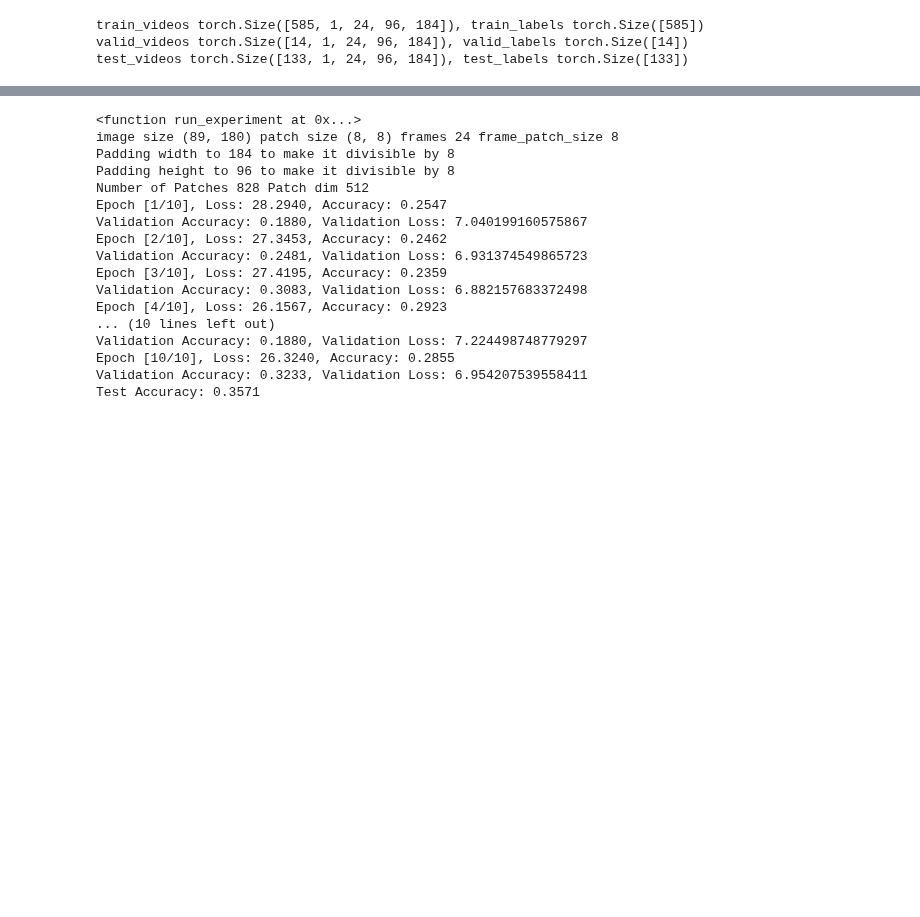
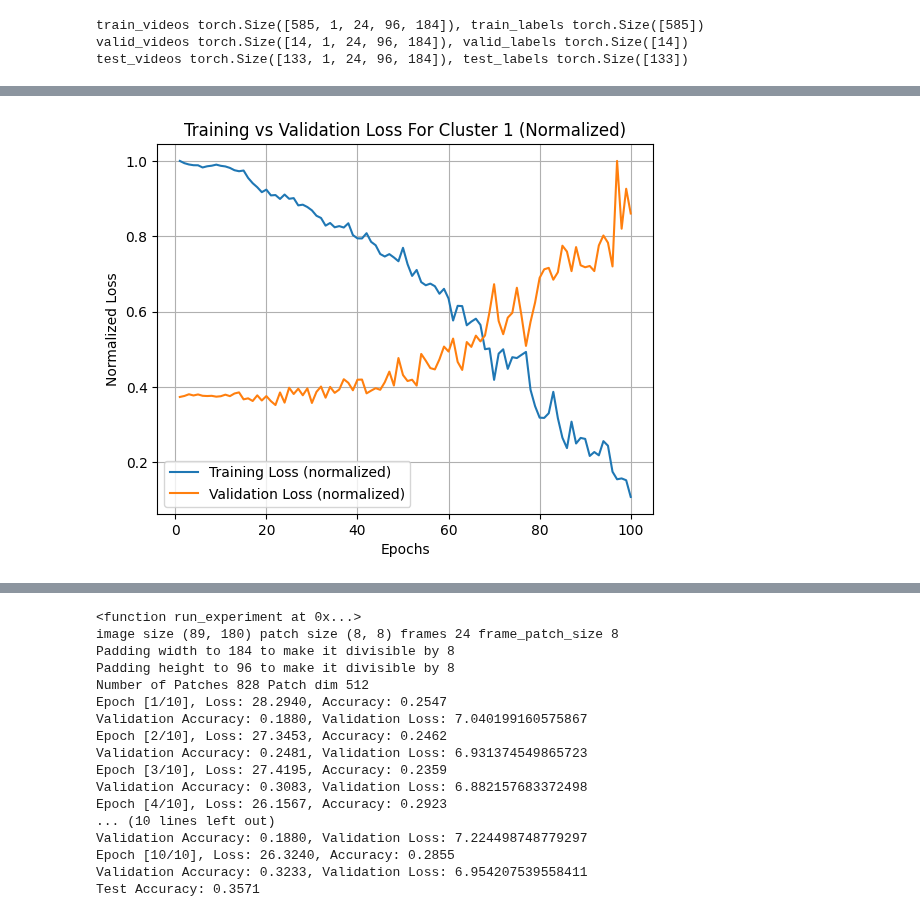
Before and after one commit to hwalters361/ML_rain_prediction, a Jupyter notebook: vivit_test.ipynb, the cells around one changed output, grey strips where cells are left out. Saved outputs shown, nothing was run; the diff lists cells and outputs as text; code cells hidden in the pictures; blank space fills up the shorter version.

```diff
--- a/vivit_test.ipynb
+++ b/vivit_test.ipynb
@@ -132,0 +133,18 @@ Test Accuracy: 0.3571
+# %%
+import matplotlib.pyplot as plt
+epochs = range(1, len(history.training_loss) + 1)
+
+train_loss_norm = np.array(history.training_loss) / max(history.training_loss)
+valid_loss_norm = np.array(history.validation_loss) / max(history.validation_loss)
+
+plt.plot(epochs, train_loss_norm, label="Training Loss (normalized)")
+plt.plot(epochs, valid_loss_norm, label="Validation Loss (normalized)")
+
+plt.xlabel("Epochs")
+plt.ylabel("Normalized Loss")
+plt.title("Training vs Validation Loss For Cluster 1 (Normalized)")
+plt.legend()
+plt.grid(True)
+plt.show()
+# %% [output]
+[figure, added]
```
Also changed, not shown: parts of 8 cells of this notebook, 2 other files.
